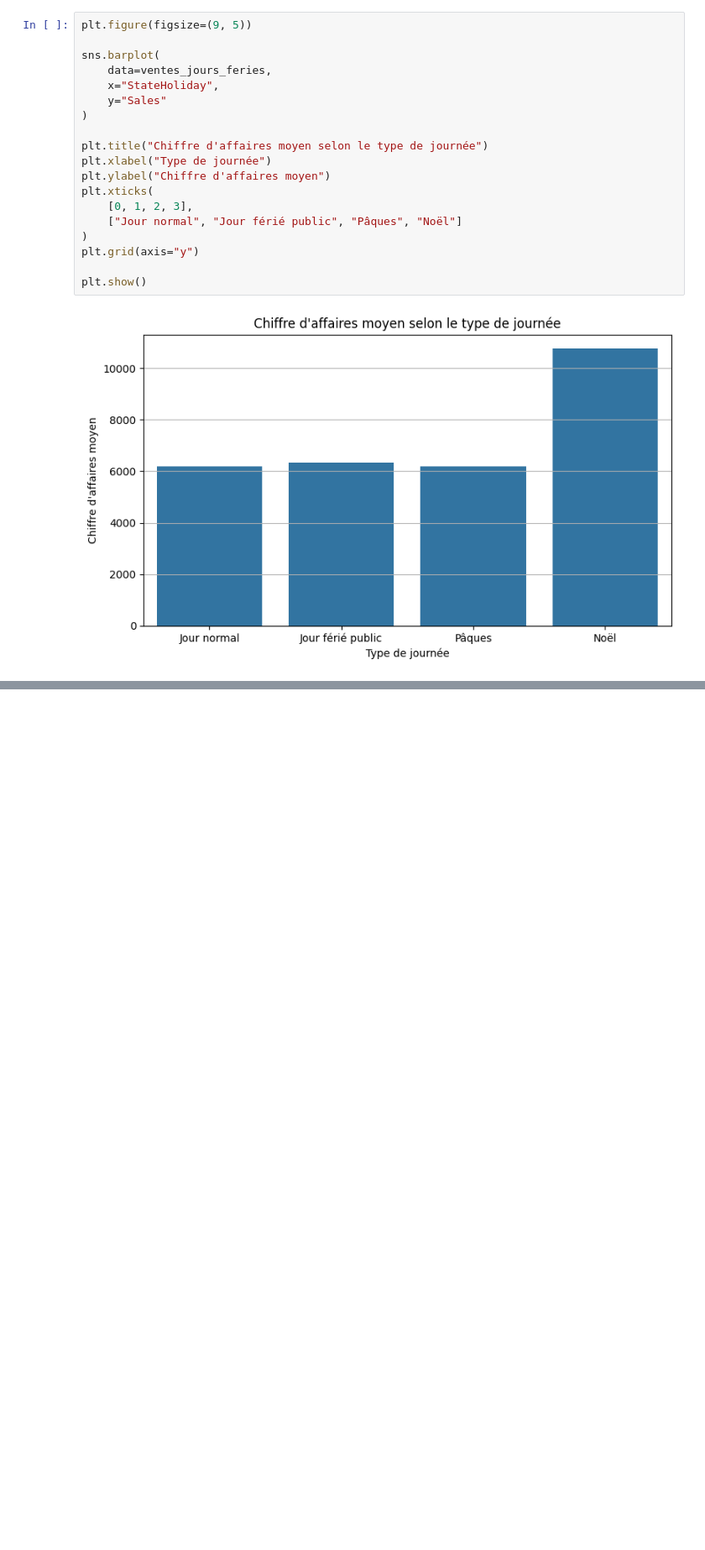
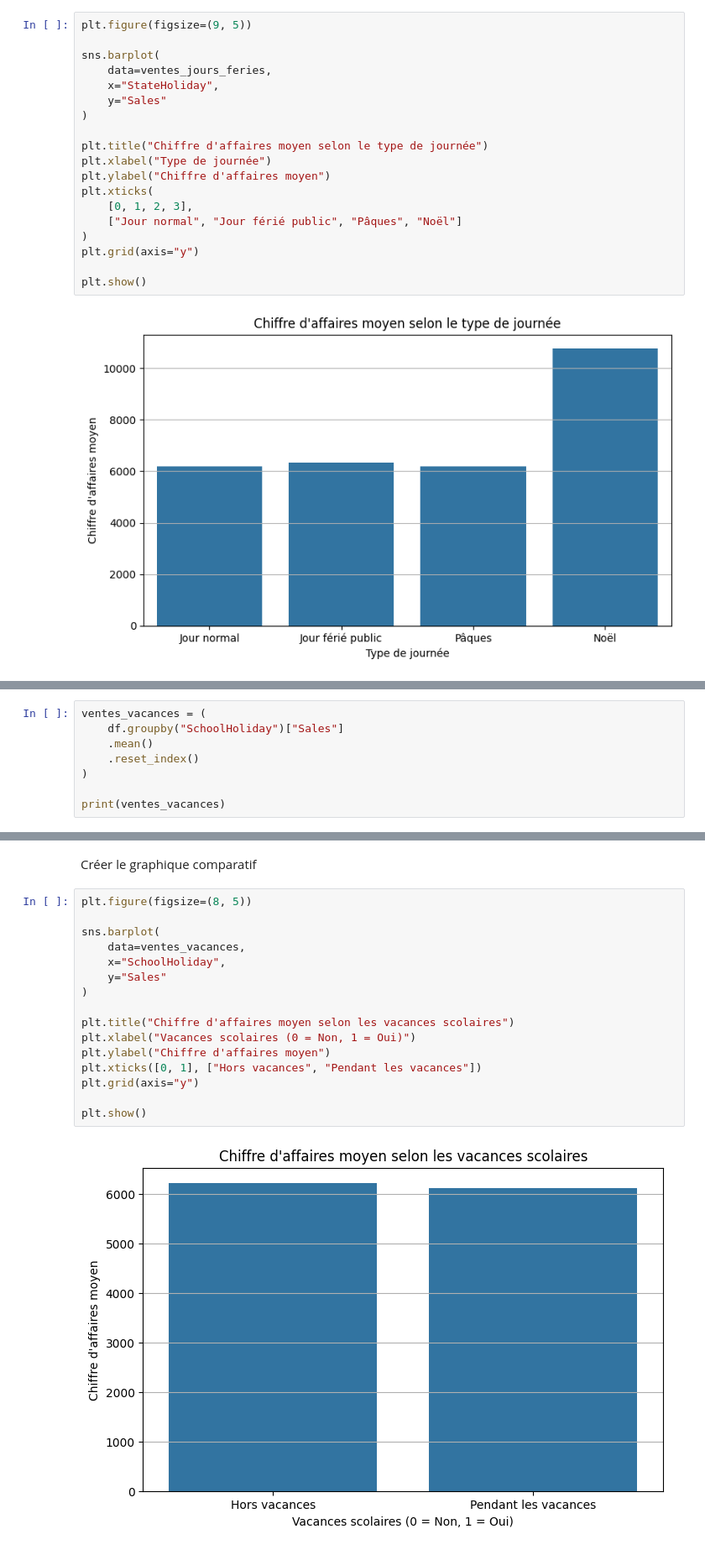
Before and after one commit to Youssoupha-ndiaye/Projet_ML_prediction_chiffres_affaires, a Jupyter notebook: Prediction_chiffres_affaires/notebooks/analyse_exploratoire.ipynb, the cells around one changed output, grey strips where cells are left out. Shown at 84% size. Saved outputs shown, nothing was run; the diff lists cells and outputs as text; blank space fills up the shorter version.

Commit message:
Analyser l'influence des vacances scolaires sur les ventes

```diff
--- a/Prediction_chiffres_affaires/notebooks/analyse_exploratoire.ipynb
+++ b/Prediction_chiffres_affaires/notebooks/analyse_exploratoire.ipynb
@@ -794,0 +797,8 @@ plt.show()
+# %%
+ventes_vacances = (
+    df.groupby("SchoolHoliday")["Sales"]
+    .mean()
+    .reset_index()
+)
+
+print(ventes_vacances)
@@ -794,0 +849,20 @@ plt.show()
+# %% [markdown]
+Créer le graphique comparatif
+# %%
+plt.figure(figsize=(8, 5))
+
+sns.barplot(
+    data=ventes_vacances,
+    x="SchoolHoliday",
+    y="Sales"
+)
+
+plt.title("Chiffre d'affaires moyen selon les vacances scolaires")
+plt.xlabel("Vacances scolaires (0 = Non, 1 = Oui)")
+plt.ylabel("Chiffre d'affaires moyen")
+plt.xticks([0, 1], ["Hors vacances", "Pendant les vacances"])
+plt.grid(axis="y")
+
+plt.show()
+# %% [output]
+[figure, added]
```
Also changed, not shown: parts of 6 cells of this notebook.
